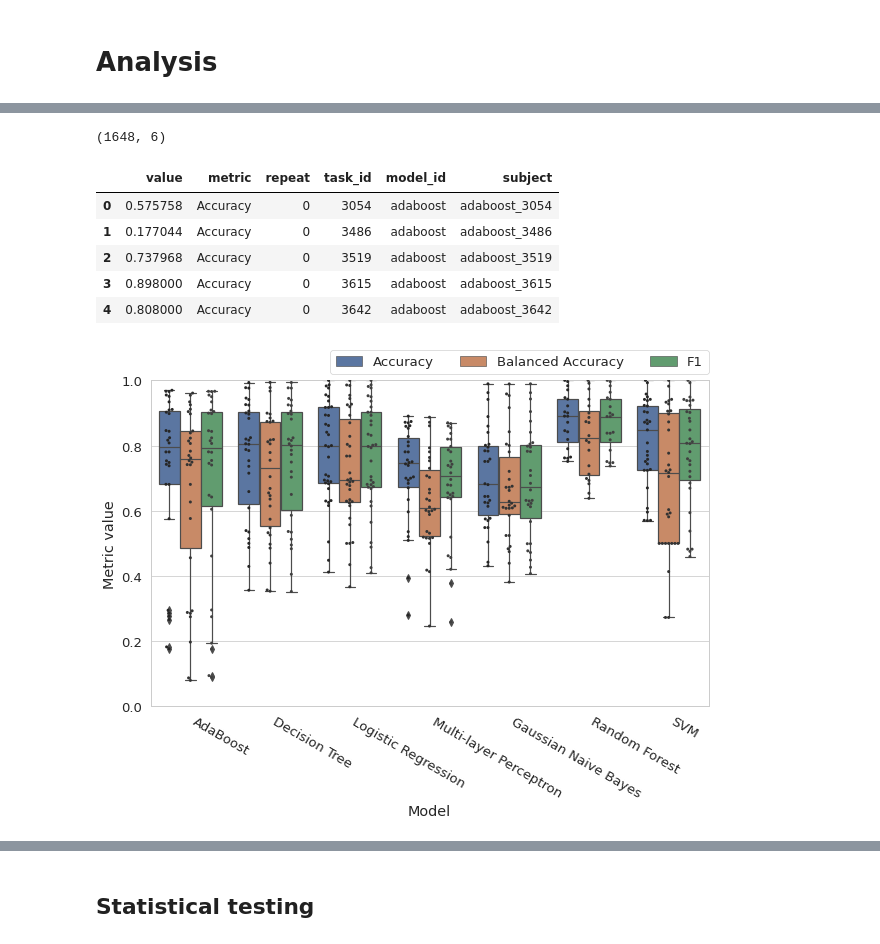
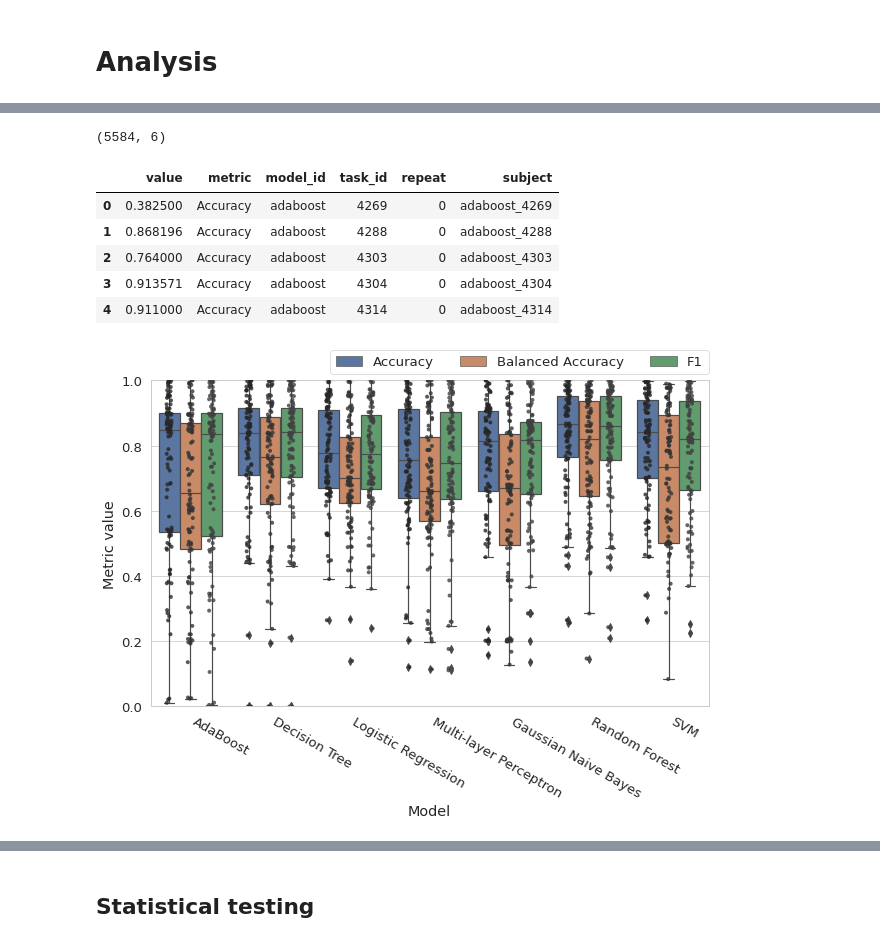
Before and after one commit to MaximLippeveld/riverreliability, a Jupyter notebook: experiments/compare_metrics_over_datasets.ipynb, the cells around one changed output, grey strips where cells are left out. Cells and saved outputs as stored; diff of their text form; code cells hidden in the pictures.

```diff
--- a/experiments/compare_metrics_over_datasets.ipynb
+++ b/experiments/compare_metrics_over_datasets.ipynb
@@ -310,6 +288,8 @@ df = pandas.concat([
     load("/home/maximl/Data/Experiment_data/results/riverrel/datasets/random_openml/metrics_1601279176.dat"),
     load("/home/maximl/Data/Experiment_data/results/riverrel/datasets/random_openml/metrics_1601279139.dat")
 ])
+# %%
+df = load("/home/maximl/Data/Experiment_data/results/riverrel/datasets/random_openml/metrics_1601367377.dat")
 # %%
 df.head()
 # %% [output]
@@ -365,38 +345,38 @@ long_df = get_longform(grouped_df, grouped_df.columns[3:], ["model_id", "task_id
 # %%
 long_df.shape
 # %% [output]
-(1648, 6)
+(5584, 6)
 # %%
 long_df.head()
 # %% [output]
-|  | value | metric | repeat | task_id | model_id | subject |
-| 0 | 0.575758 | Accuracy | 0 | 3054 | adaboost | adaboost_3054 |
-| 1 | 0.177044 | Accuracy | 0 | 3486 | adaboost | adaboost_3486 |
-| 2 | 0.737968 | Accuracy | 0 | 3519 | adaboost | adaboost_3519 |
-| 3 | 0.898000 | Accuracy | 0 | 3615 | adaboost | adaboost_3615 |
-| 4 | 0.808000 | Accuracy | 0 | 3642 | adaboost | adaboost_3642 |
+|  | value | metric | model_id | task_id | repeat | subject |
+| 0 | 0.382500 | Accuracy | adaboost | 4269 | 0 | adaboost_4269 |
+| 1 | 0.868196 | Accuracy | adaboost | 4288 | 0 | adaboost_4288 |
+| 2 | 0.764000 | Accuracy | adaboost | 4303 | 0 | adaboost_4303 |
+| 3 | 0.913571 | Accuracy | adaboost | 4304 | 0 | adaboost_4304 |
+| 4 | 0.911000 | Accuracy | adaboost | 4314 | 0 | adaboost_4314 |
 # %%
 seaborn.set_theme("paper", "whitegrid", font_scale=1.5)
 # %%
 fig, ax = plt.subplots(figsize=(10, 6))
 seaborn.boxplot(
     data=long_df[long_df["metric"].isin(["Accuracy", "Balanced Accuracy", "F1"])],
     x="model_id", y="value", hue="metric", saturation=.7, ax=ax
 )
-seaborn.swarmplot(
+seaborn.stripplot(
     data=long_df[long_df["metric"].isin(["Accuracy", "Balanced Accuracy", "F1"])],
-    x="model_id", y="value", hue="metric", dodge=True, color=".25", s=3, ax=ax
+    x="model_id", y="value", hue="metric", dodge=True, color=".25", s=4, alpha=.8, ax=ax
 )
 handles, labels = ax.get_legend_handles_labels()
 ax.set_xlabel("Model")
 ax.set_ylabel("Metric value")
 ax.set_ylim(0, 1)
 ax.set_xticklabels(
     ["AdaBoost", "Decision Tree", "Logistic Regression", "Multi-layer Perceptron", "Gaussian Naive Bayes", "Random Forest", "SVM"],
     rotation=-30, ha="left")
 
 plt.legend(handles[:3], labels[:3], bbox_to_anchor=(0., 1.02, 1., .102), loc='lower right',
            ncol=3, borderaxespad=0.)
 plt.savefig("performance.pdf", bbox_inches="tight")
 # %% [output]
-[figure, old version]
+[figure, new version]
```
Also changed, not shown: parts of 35 cells of this notebook, 1 other file.
